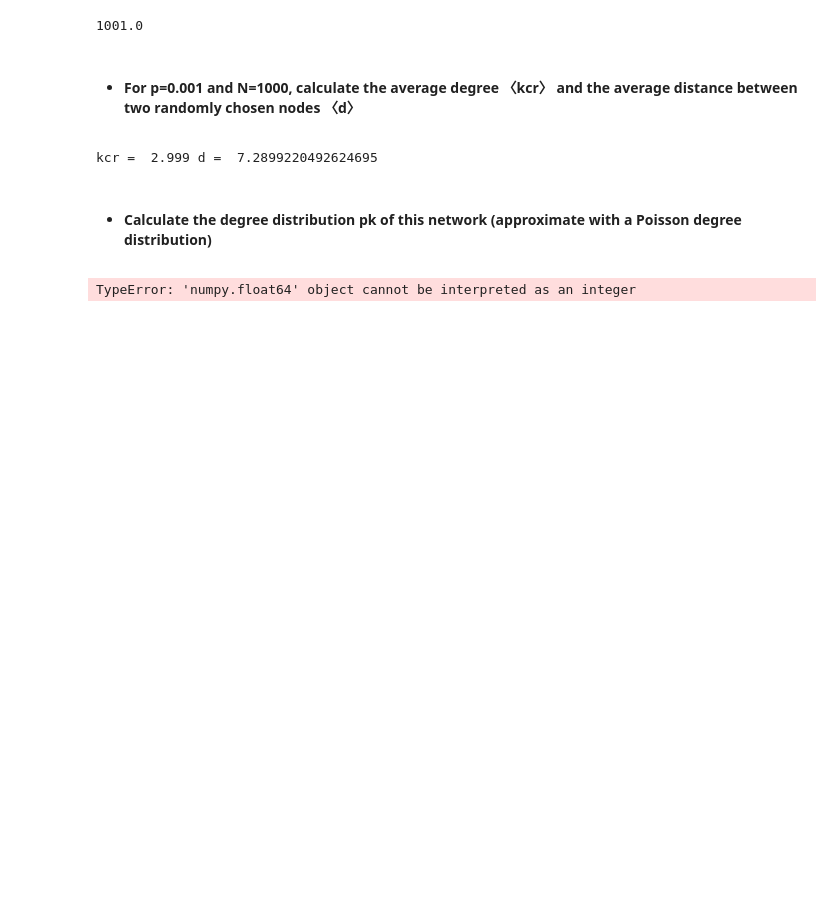
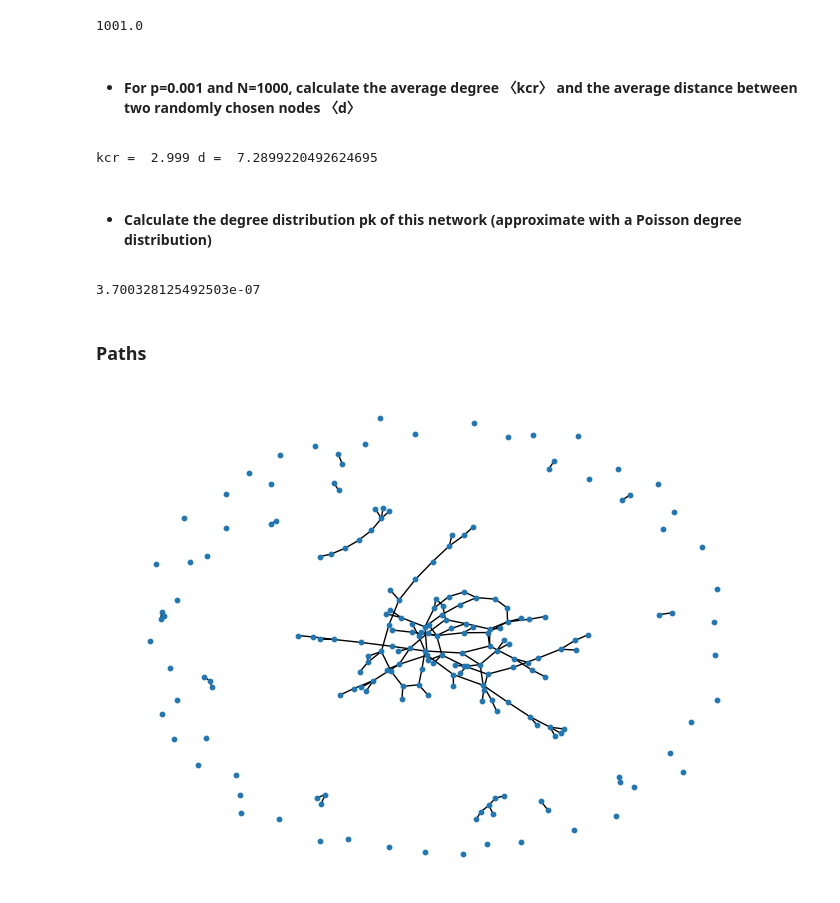
Before and after one commit to leonardamsler/socialgraphs2023, a Jupyter notebook: personal_notebooks/week2.ipynb, the cells around one changed output. Drawn from its saved outputs; the diff is of its cells as text; code cells hidden in the pictures; blank space fills up the shorter version.

```diff
--- a/personal_notebooks/week2.ipynb
+++ b/personal_notebooks/week2.ipynb
@@ -308,9 +307,24 @@ print("kcr = ", kcr, "d = ", d)
 kcr =  2.999 d =  7.2899220492624695
 # %% [markdown]
 - #### Calculate the degree distribution pk of this network (approximate with a Poisson degree distribution)
-# %%
-#Round kcr to the nearest integer
-kcr = np.round(kcr)
-pk = np.exp(-kcr) * kcr ** kcr / np.math.factorial(kcr)
-# %% [output]
-TypeError: 'numpy.float64' object cannot be interpreted as an integer
+# %%
+def pk(k):
+    if k < kcr:
+        return 0
+    else:
+        return np.exp(-kcr) * kcr ** kcr / np.math.factorial(k)
+pk(10)
+# %% [output]
+3.700328125492503e-07
+# %% [markdown]
+### Paths
+# %%
+N = 200
+k = 1.5
+p = k / (N-1)
+
+Random_network = nx.erdos_renyi_graph(N, p)
+
+nx.draw(Random_network, node_size=10)
+# %% [output]
+[figure, added]
```
Also changed, not shown: parts of 7 cells of this notebook.
